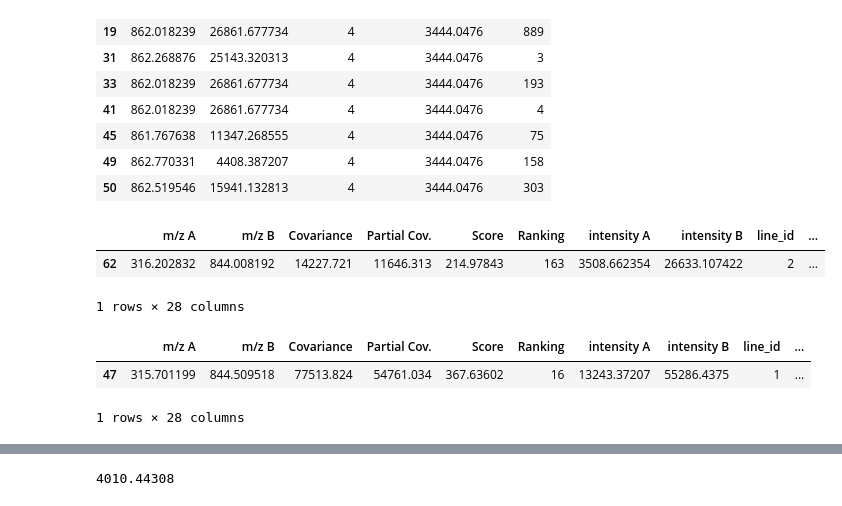
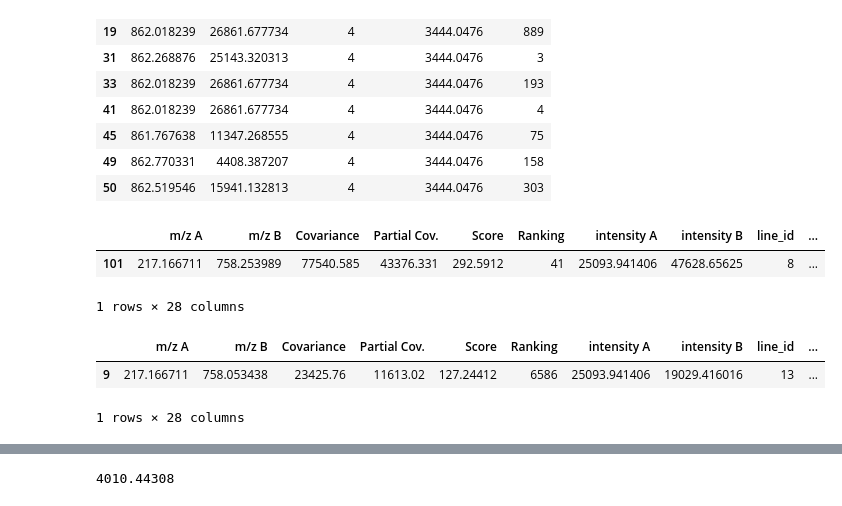
Before and after one commit to Kevinxsn/2D_spec_dict, a Jupyter notebook: pepline/pepline_test.ipynb, the cells around one changed output, grey strips where cells are left out. Drawn from its saved outputs; the diff is of its cells as text; code cells hidden in the pictures.

```diff
--- a/pepline/pepline_test.ipynb
+++ b/pepline/pepline_test.ipynb
@@ -330,15 +330,15 @@ df = pd.read_csv(data_path, sep="\t", engine="python")
 data_path = "/Users/kevinmbp/Desktop/2D_spec_dict/data/long_peptide/deconv/KWK6+NCE20_ffc_loss_replaced.txt"
 df_test = pd.read_csv(data_path, sep="\t", engine="python")
 # %%
-df[(df['Ranking'] == 163)]
+df[(df['Ranking'] == 41)]
 # %% [output]
 |  | m/z A | m/z B | Covariance | Partial Cov. | Score | Ranking | intensity A | intensity B | line_id | ... |
-| 62 | 316.202832 | 844.008192 | 14227.721 | 11646.313 | 214.97843 | 163 | 3508.662354 | 26633.107422 | 2 | ... |
+| 101 | 217.166711 | 758.253989 | 77540.585 | 43376.331 | 292.5912 | 41 | 25093.941406 | 47628.65625 | 8 | ... |
 1 rows × 28 columns
 # %%
-df[(df['Ranking'] == 16)]
+df[(df['Ranking'] == 6586)]
 # %% [output]
 |  | m/z A | m/z B | Covariance | Partial Cov. | Score | Ranking | intensity A | intensity B | line_id | ... |
-| 47 | 315.701199 | 844.509518 | 77513.824 | 54761.034 | 367.63602 | 16 | 13243.37207 | 55286.4375 | 1 | ... |
+| 9 | 217.166711 | 758.053438 | 23425.76 | 11613.02 | 127.24412 | 6586 | 25093.941406 | 19029.416016 | 13 | ... |
 1 rows × 28 columns
 # %%
```
Also changed, not shown: parts of 8 cells of this notebook, 11 other files.
